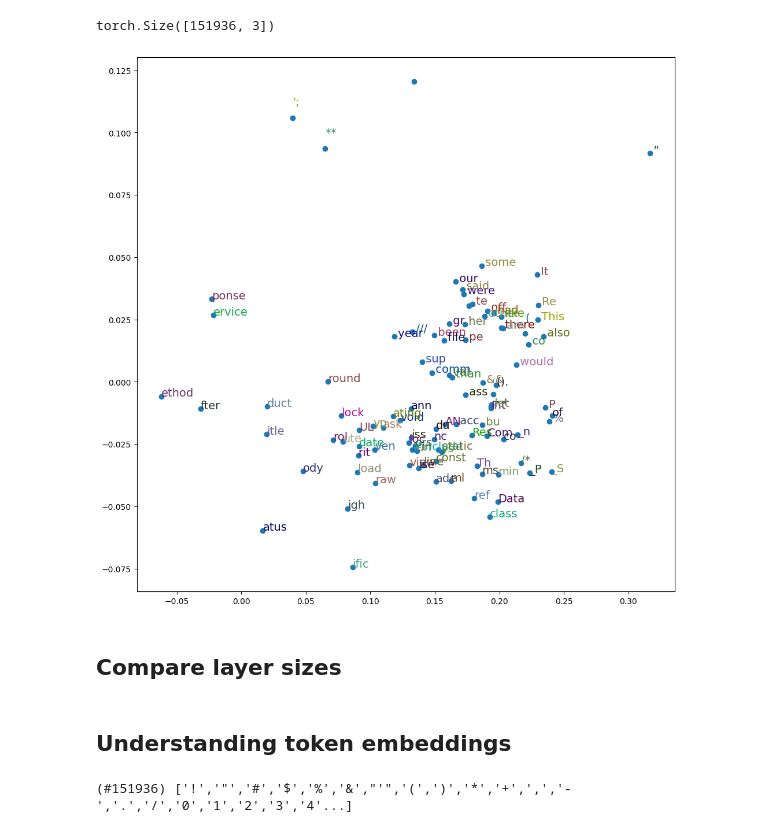
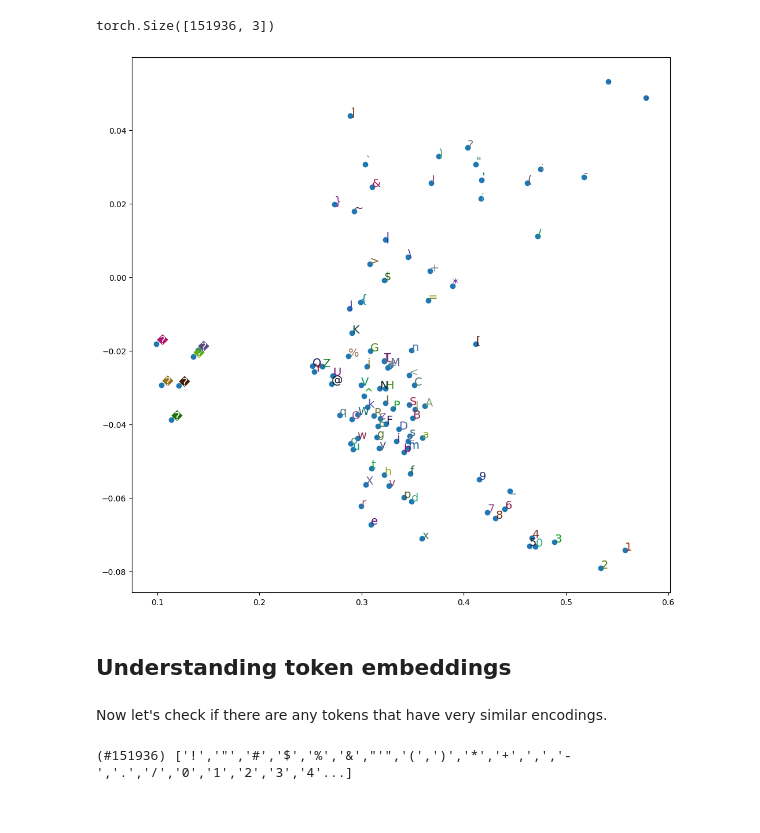
Before and after one commit to ozpau/make_llm, a Jupyter notebook: nbs/02_token_embeddings.ipynb, the cells around one changed output. Cells and saved outputs as stored; diff of their text form; code cells hidden in the pictures.

```diff
--- a/nbs/02_token_encoding.ipynb
+++ b/nbs/02_token_embeddings.ipynb
@@ -137,24 +169,24 @@ w_pca.shape
 # %% [output]
 torch.Size([151936, 3])
 # %%
-fac0,fac1,fac2 = w_pca.t()
-p = 1000
+fac0,fac1,fac2 = w_pca.t()[:3]
+p = 0
 idxs = list(range(p,p + 100))
 X = fac0[idxs]
 Y = fac2[idxs]
 plt.figure(figsize=(12,12))
 plt.scatter(X, Y)
 token_labels = [tokenizer.decode([i]) for i in idxs]
 for i, x, y in zip(token_labels, X, Y):
     plt.text(x,y,i, color=np.random.rand(3)*0.7, fontsize=14)
 #plt.show()
 #plt.savefig('token_encodings.png')
 # %% [output]
-[figure, old version]
+[figure, new version]
-# %% [markdown]
-## Compare layer sizes
 # %% [markdown]
 ## Understanding token embeddings
+# %% [markdown]
+Now let's check if there are any tokens that have very similar encodings.
 # %%
 token_labels = L([tokenizer.decode([i]) for i in range(w.shape[0])])
 token_labels
```
Also changed, not shown: parts of 113 cells of this notebook, 3 other files.
